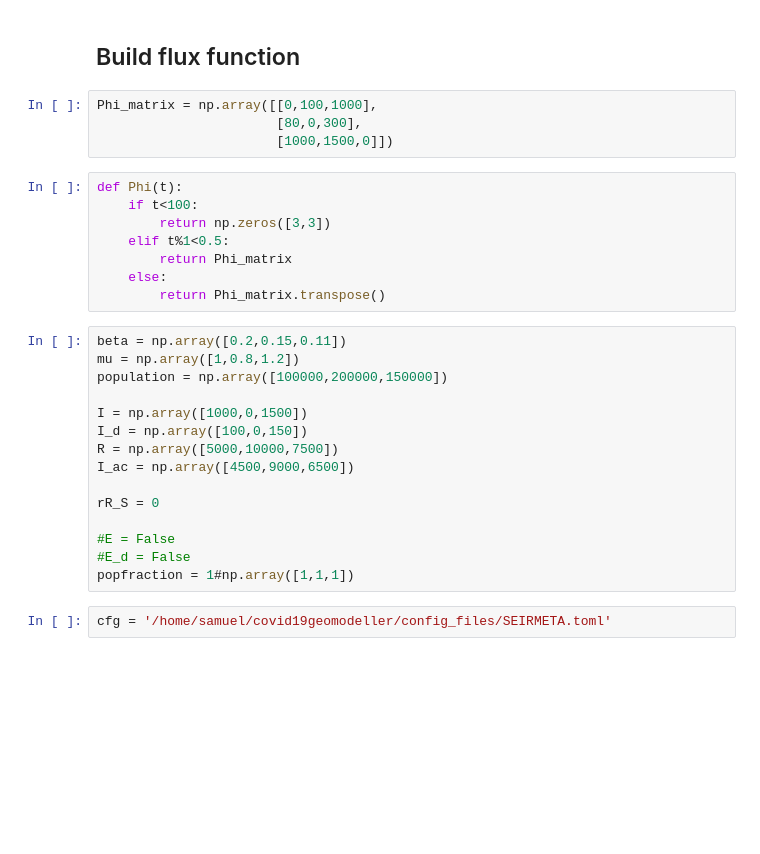
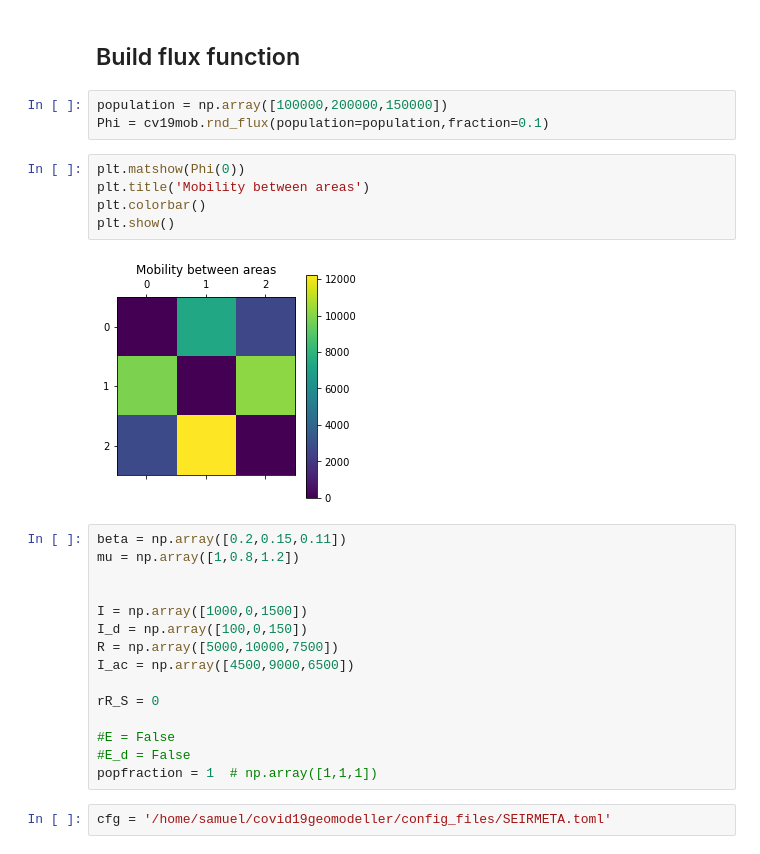
Before and after one commit to DLab/covid19geomodeller, a Jupyter notebook: Examples/SEIRMETA.ipynb, the cells around one changed output. Drawn from its saved outputs; the diff is of its cells as text; blank space fills up the shorter version.

```diff
--- a/Examples/SEIRMETA.ipynb
+++ b/Examples/SEIRMETA.ipynb
@@ -6,22 +7,20 @@ from cv19gm.models.seir_meta import SEIRMETA
 # Meta-population SEIR model with 3 regions
 # %% [markdown]
 ## Build flux function
-# %%
-Phi_matrix = np.array([[0,100,1000],
-                       [80,0,300],
-                       [1000,1500,0]])
-# %%
-def Phi(t):
-    if t<100:
-        return np.zeros([3,3])
-    elif t%1<0.5:
-        return Phi_matrix
-    else:
-        return Phi_matrix.transpose()
+# %%
+population = np.array([100000,200000,150000])
+Phi = cv19mob.rnd_flux(population=population,fraction=0.1)
+# %%
+plt.matshow(Phi(0))
+plt.title('Mobility between areas')
+plt.colorbar()
+plt.show()
+# %% [output]
+[figure, added]
 # %%
 beta = np.array([0.2,0.15,0.11])
 mu = np.array([1,0.8,1.2])
-population = np.array([100000,200000,150000])
+
 
 I = np.array([1000,0,1500])
 I_d = np.array([100,0,150])
@@ -32,7 +31,7 @@ rR_S = 0
 
 #E = False
 #E_d = False
-popfraction = 1#np.array([1,1,1])
+popfraction = 1  # np.array([1,1,1])
 # %%
 cfg = '/home/samuel/covid19geomodeller/config_files/SEIRMETA.toml'
 # %%
```
Also changed, not shown: parts of 11 cells of this notebook, 6 other files.
